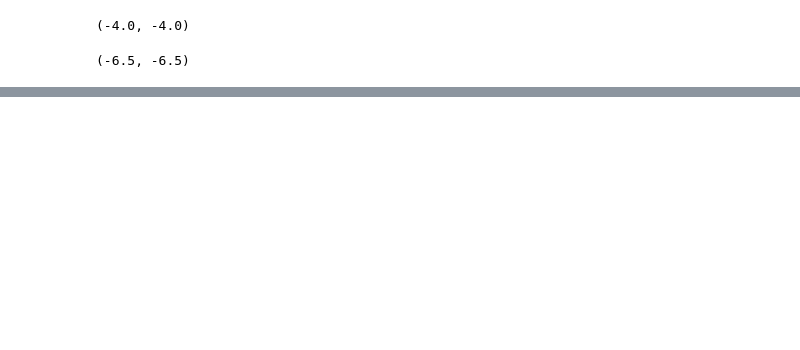
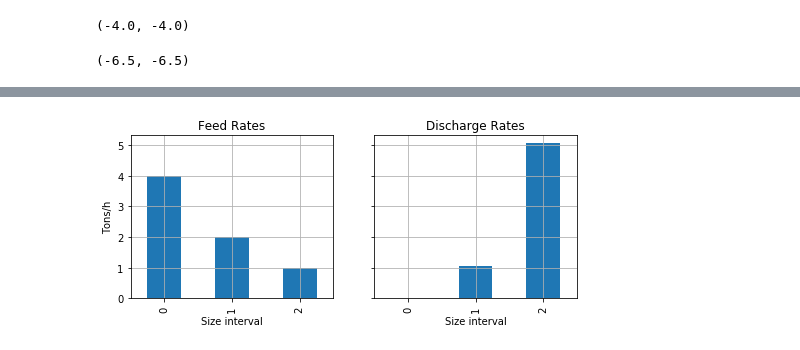
Before and after one commit to billtubbs/mech-575, a Jupyter notebook: code/python/project-grinding-dynamic-simulation-model.ipynb, the cells around one changed output, grey strips where cells are left out. Drawn from its saved outputs; the diff is of its cells as text; code cells hidden in the pictures; blank space fills up the shorter version.

```diff
--- a/code/python/project-grinding-dynamic-simulation-model.ipynb
+++ b/code/python/project-grinding-dynamic-simulation-model.ipynb
@@ -190,0 +229,20 @@ plt.show()
+# %%
+fig, axes = plt.subplots(1, 2, sharey=True, figsize=(8,3))
+
+ax = axes[0]
+pd.Series(feed_rates[-1]).plot.bar(ax=ax)
+ax.set_xlabel('Size interval')
+ax.set_ylabel('Tons/h')
+ax.set_title('Feed Rates')
+ax.grid()
+
+ax = axes[1]
+pd.Series(discharge_rates[-1]).plot.bar(ax=ax)
+ax.set_xlabel('Size interval')
+ax.set_ylabel('Tons/h')
+ax.set_title('Discharge Rates')
+ax.grid()
+
+plt.show()
+# %% [output]
+[figure, added]
```
Also changed, not shown: parts of 12 cells of this notebook.
